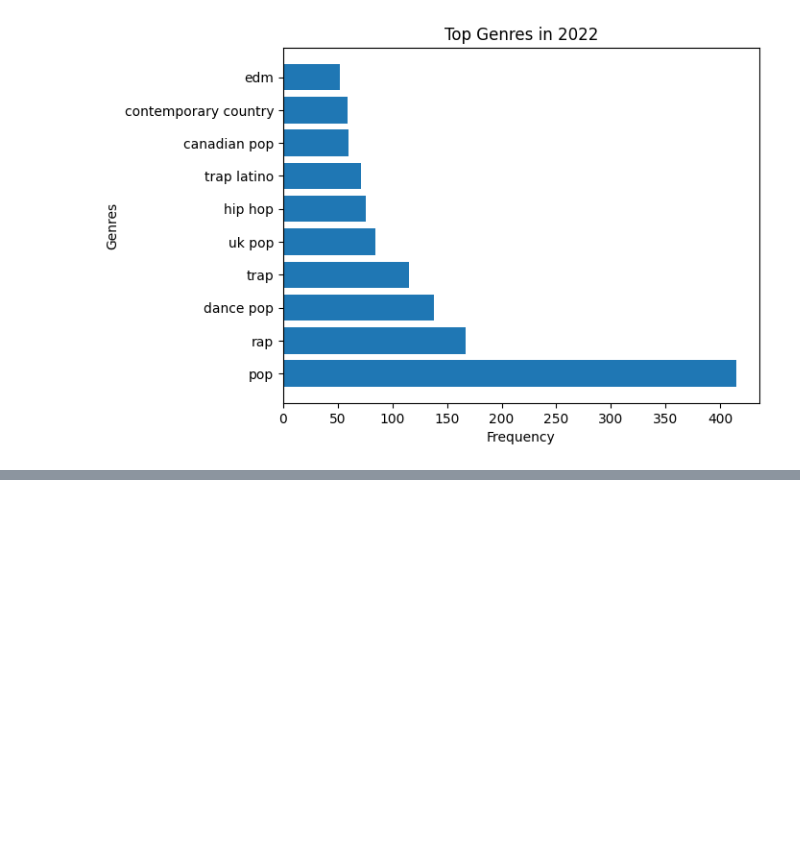
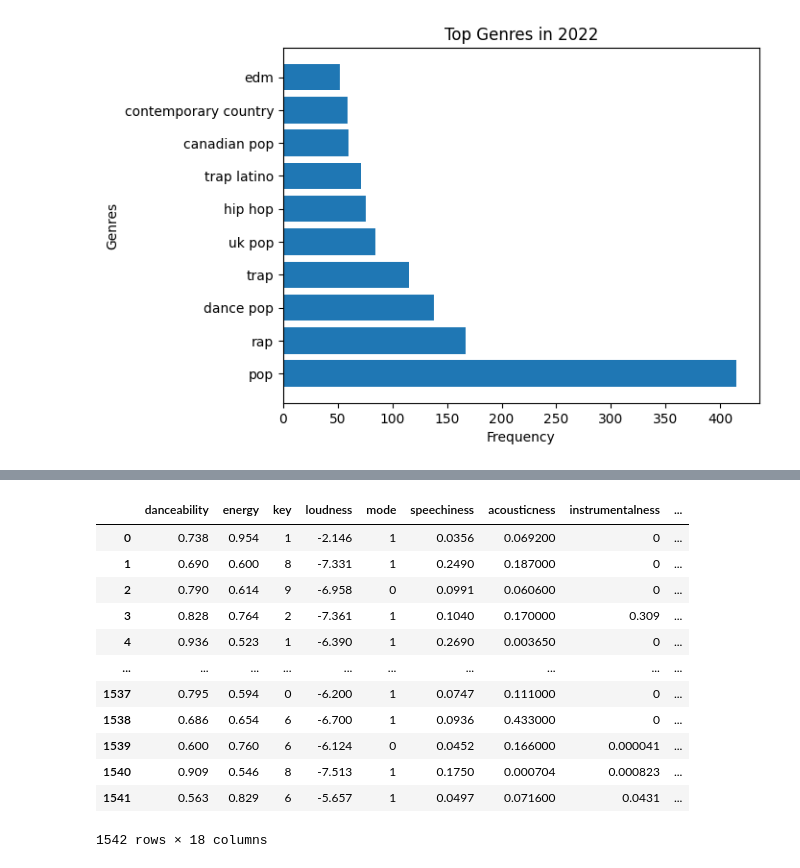
Before and after one commit to broussardjojo/ds3k, a Jupyter notebook: eda/spotify/Richard/richard_EDA.ipynb, the cells around one changed output, grey strips where cells are left out. Saved outputs shown, nothing was run; the diff lists cells and outputs as text; code cells hidden in the pictures; blank space fills up the shorter version.

```diff
--- a/eda/spotify/Richard/richard_EDA.ipynb
+++ b/eda/spotify/Richard/richard_EDA.ipynb
@@ -206,0 +206,6 @@ Text(0.5, 1.0, 'Top Genres in 2022')
+# %%
+df = df.drop(['Unnamed: 0'], axis=1)
+# %%
+for i, r in enumerate(df['uri']):
+    just_uri = r.replace('spotify:track:', '')
+    df.at[i, 'uri'] = just_uri
@@ -206,0 +239,16 @@ Text(0.5, 1.0, 'Top Genres in 2022')
+# %%
+tf_df_copy
+# %% [output]
+|  | danceability | energy | key | loudness | mode | speechiness | acousticness | instrumentalness | ... |
+| 0 | 0.738 | 0.954 | 1 | -2.146 | 1 | 0.0356 | 0.069200 | 0 | ... |
+| 1 | 0.690 | 0.600 | 8 | -7.331 | 1 | 0.2490 | 0.187000 | 0 | ... |
+| 2 | 0.790 | 0.614 | 9 | -6.958 | 0 | 0.0991 | 0.060600 | 0 | ... |
+| 3 | 0.828 | 0.764 | 2 | -7.361 | 1 | 0.1040 | 0.170000 | 0.309 | ... |
+| 4 | 0.936 | 0.523 | 1 | -6.390 | 1 | 0.2690 | 0.003650 | 0 | ... |
+| ... | ... | ... | ... | ... | ... | ... | ... | ... | ... |
+| 1537 | 0.795 | 0.594 | 0 | -6.200 | 1 | 0.0747 | 0.111000 | 0 | ... |
+| 1538 | 0.686 | 0.654 | 6 | -6.700 | 1 | 0.0936 | 0.433000 | 0 | ... |
+| 1539 | 0.600 | 0.760 | 6 | -6.124 | 0 | 0.0452 | 0.166000 | 0.000041 | ... |
+| 1540 | 0.909 | 0.546 | 8 | -7.513 | 1 | 0.1750 | 0.000704 | 0.000823 | ... |
+| 1541 | 0.563 | 0.829 | 6 | -5.657 | 1 | 0.0497 | 0.071600 | 0.0431 | ... |
+1542 rows × 18 columns
```
Also changed, not shown: parts of 9 cells of this notebook, 1 other file.
